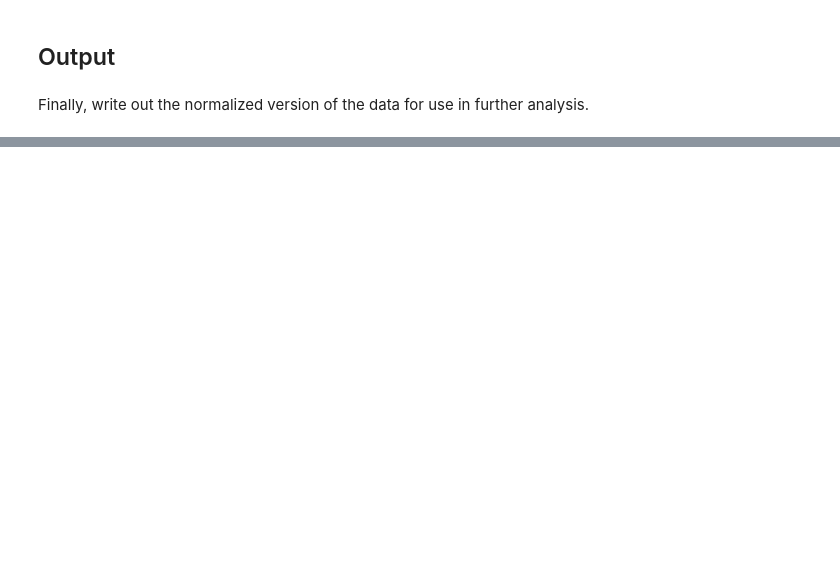
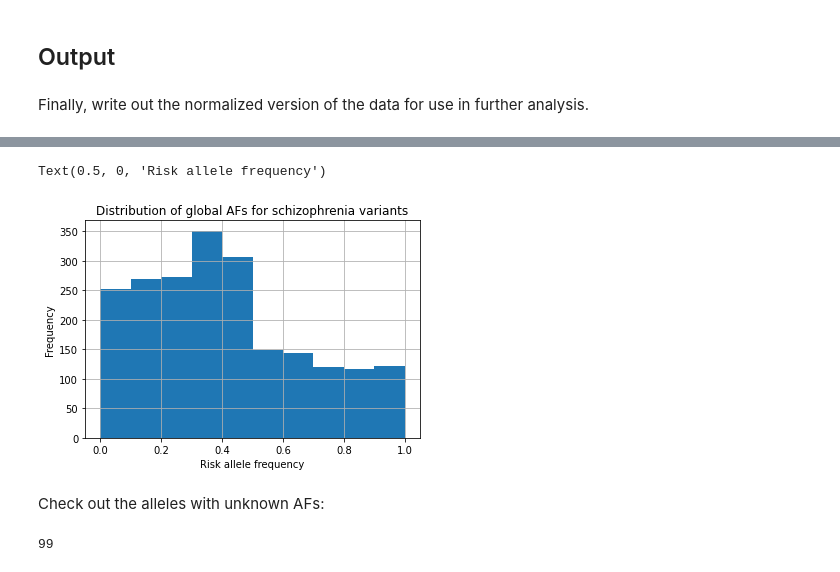
Before and after one commit to jstimes/MentalMap, a Jupyter notebook: notebooks/GWAS_catalog_EDA_and_normalization.ipynb, the cells around one changed output, grey strips where cells are left out. Saved outputs shown, nothing was run; the diff lists cells and outputs as text; code cells hidden in the pictures; blank space fills up the shorter version.

```diff
--- a/notebooks/GWAS_catalog_EDA_and_normalization.ipynb
+++ b/notebooks/GWAS_catalog_EDA_and_normalization.ipynb
@@ -188,0 +509,15 @@ out_df.to_csv("schizophrenia_gwas_catalog_2022_cleaned.csv")
+# %%
+ax = out_df[out_df['maf'] > 0]['maf'].plot(kind='hist',
+                                      grid=True,
+                                      title='Distribution of global AFs for schizophrenia variants')
+ax.set_xlabel('Risk allele frequency')
+# %% [output]
+Text(0.5, 0, 'Risk allele frequency')
+[figure, added]
+# %% [markdown]
+Check out the alleles with unknown AFs:
+# %%
+unknowns = out_df[out_df['maf'] < 0.0]
+len(unknowns)
+# %% [output]
+99
```
Also changed, not shown: parts of 52 cells of this notebook, 1 other file.
